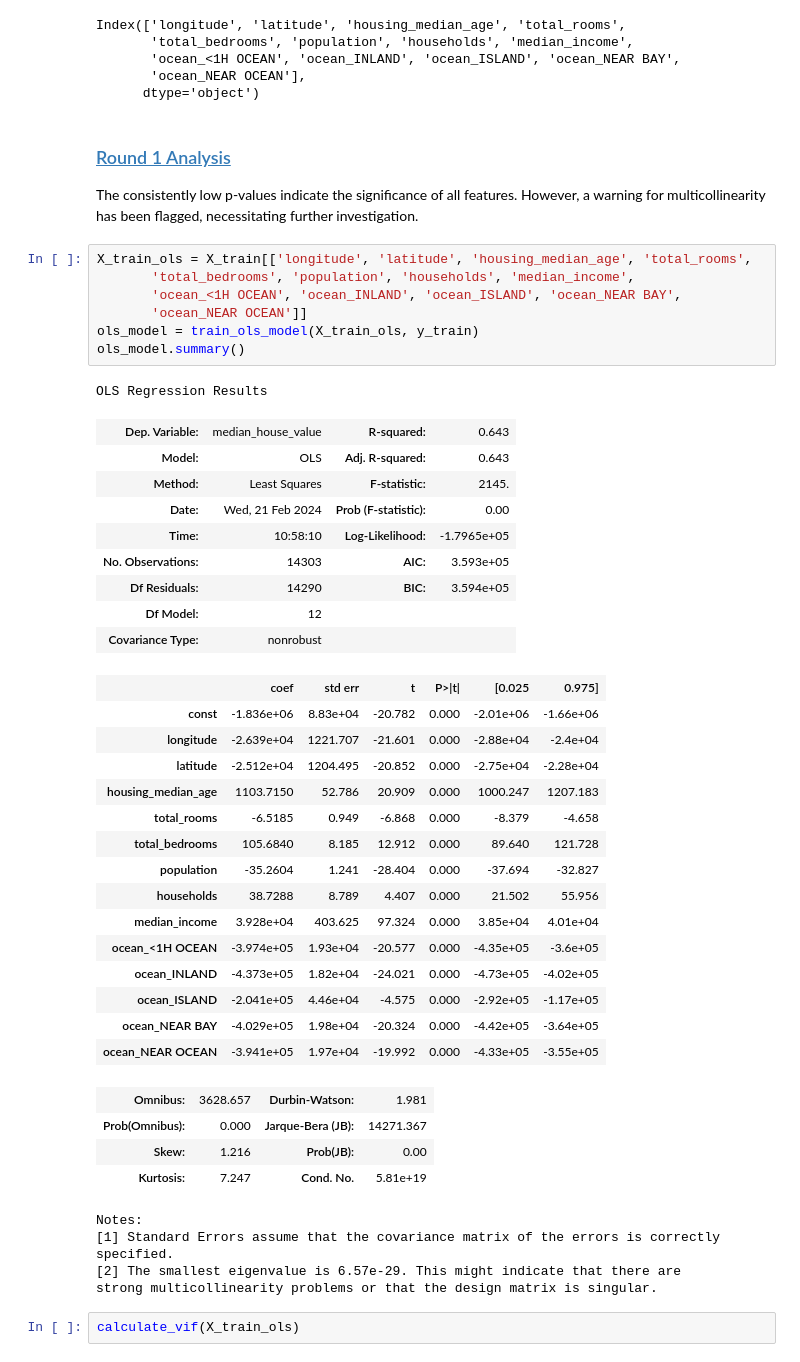
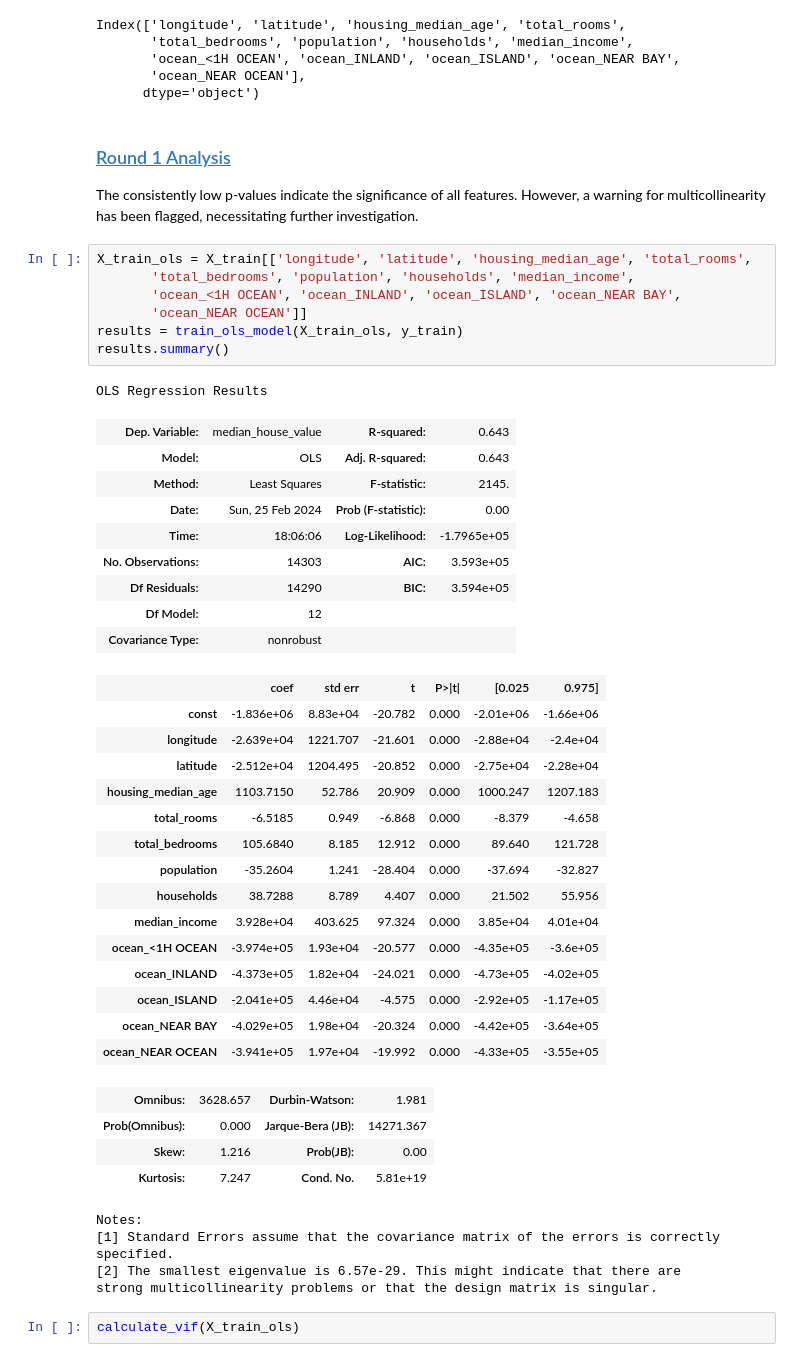
Before and after one commit to FutureGoose/advanced_techniques_linear_regression, a Jupyter notebook: fundamentals_linear_regression_part2.ipynb, the cells around one changed output. Drawn from its saved outputs; the diff is of its cells as text.

```diff
--- a/fundamentals_linear_regression_part2.ipynb
+++ b/fundamentals_linear_regression_part2.ipynb
@@ -584,22 +642,22 @@ Index(['longitude', 'latitude', 'housing_median_age', 'total_rooms',
        'ocean_NEAR OCEAN'],
       dtype='object')
 # %% [markdown]
-### <a id='toc1_3_4_'></a>[Round 1 Analysis](#toc0_)
+### <a id='toc1_4_5_'></a>[Round 1 Analysis](#toc0_)
 The consistently low p-values indicate the significance of all features. However, a warning for multicollinearity has been flagged, necessitating further investigation.
 # %%
 X_train_ols = X_train[['longitude', 'latitude', 'housing_median_age', 'total_rooms',
        'total_bedrooms', 'population', 'households', 'median_income',
        'ocean_<1H OCEAN', 'ocean_INLAND', 'ocean_ISLAND', 'ocean_NEAR BAY',
        'ocean_NEAR OCEAN']]
-ols_model = train_ols_model(X_train_ols, y_train)
-ols_model.summary()
+results = train_ols_model(X_train_ols, y_train)
+results.summary()
 # %% [output]
 OLS Regression Results
 | Dep. Variable: | median_house_value | R-squared: | 0.643 |
 | Model: | OLS | Adj. R-squared: | 0.643 |
 | Method: | Least Squares | F-statistic: | 2145. |
-| Date: | Wed, 21 Feb 2024 | Prob (F-statistic): | 0.00 |
-| Time: | 10:58:10 | Log-Likelihood: | -1.7965e+05 |
+| Date: | Sun, 25 Feb 2024 | Prob (F-statistic): | 0.00 |
+| Time: | 18:06:06 | Log-Likelihood: | -1.7965e+05 |
 | No. Observations: | 14303 | AIC: | 3.593e+05 |
 | Df Residuals: | 14290 | BIC: | 3.594e+05 |
 | Df Model: | 12 |  |  |
```
Also changed, not shown: parts of 68 cells of this notebook, 4 other files.
